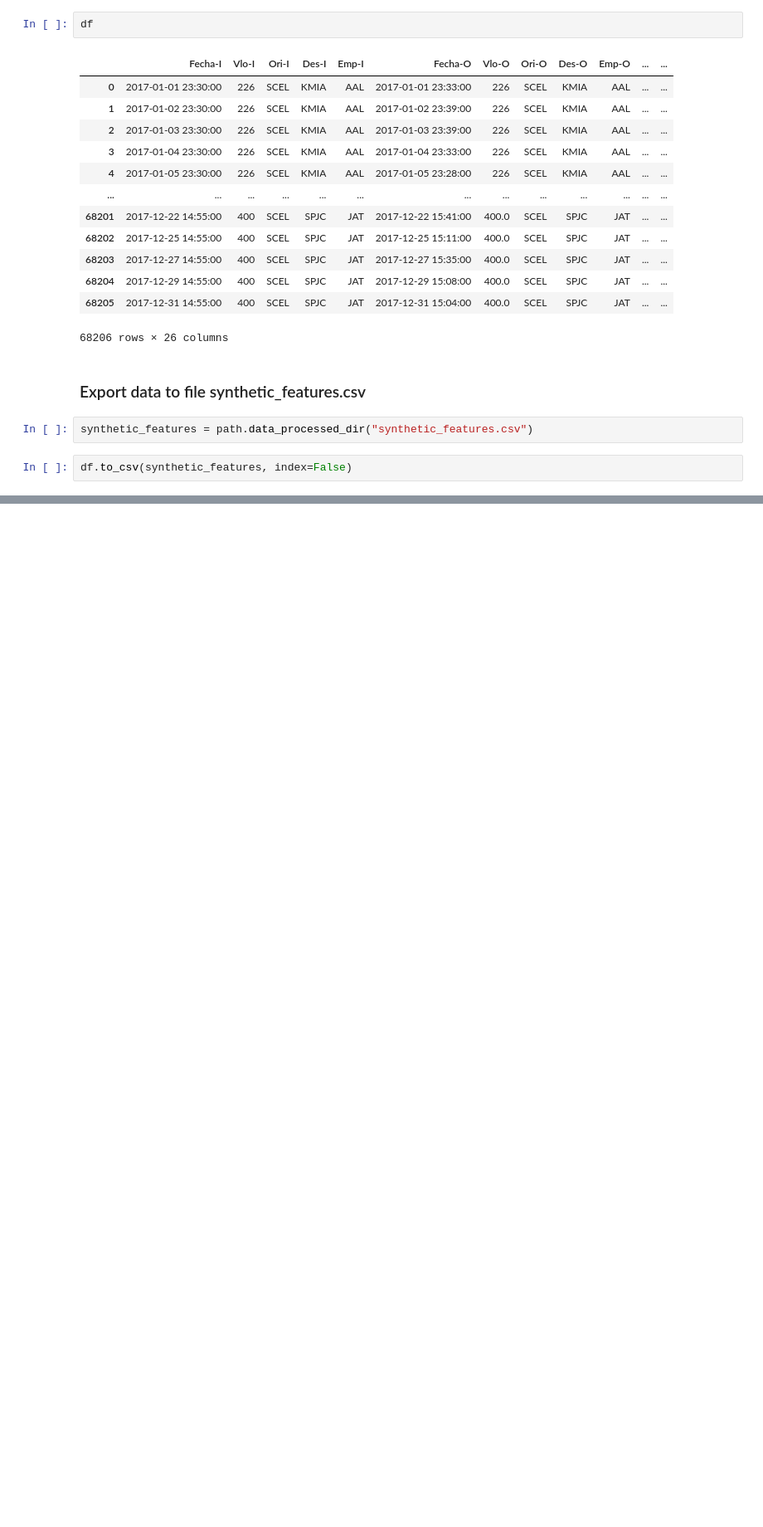
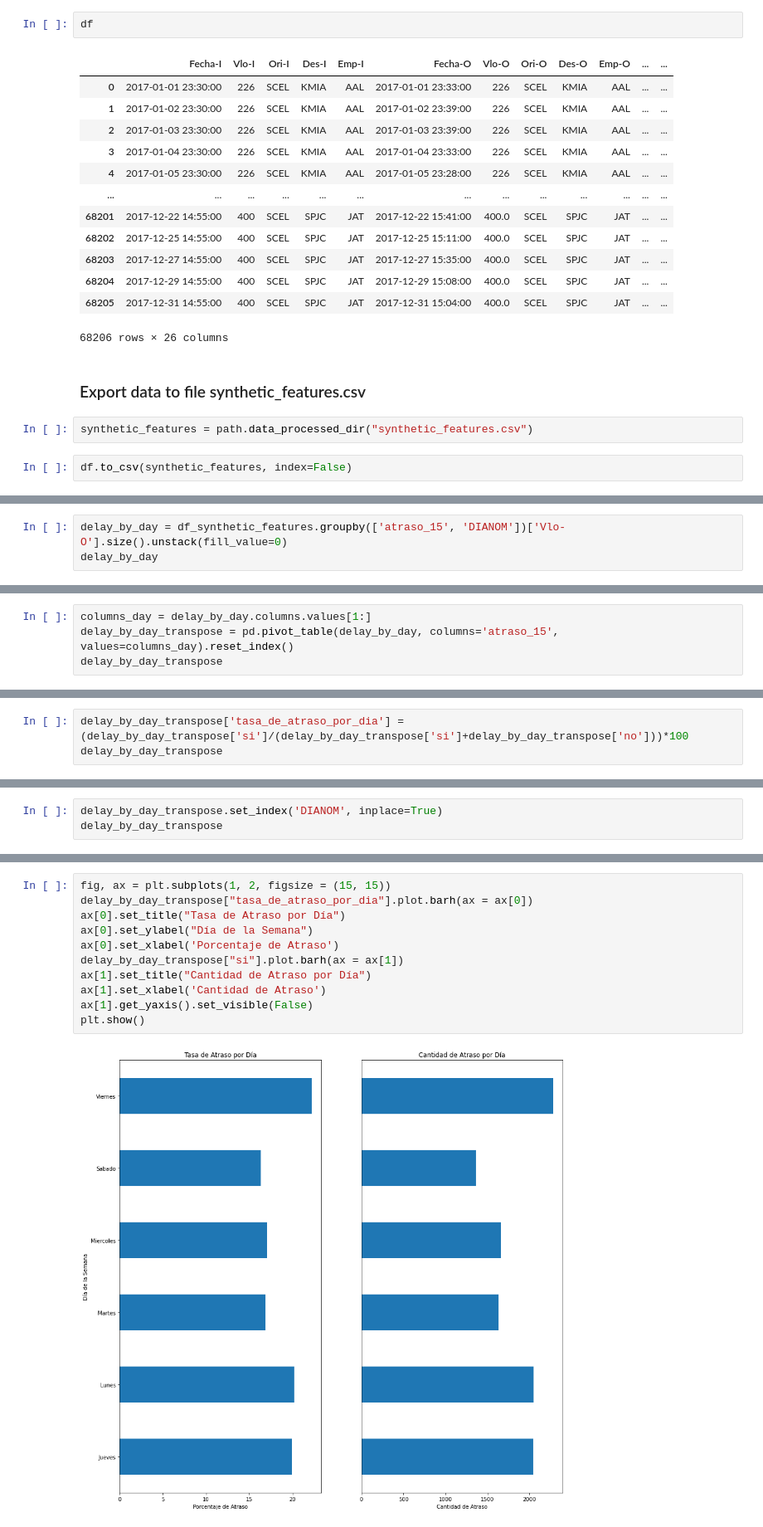
Before and after one commit to Giocrisrai/Data-Scientist-Challenge---LATAM-Airlines, a Jupyter notebook: notebooks/1.0-ggodoy-full.ipynb, the cells around one changed output, grey strips where cells are left out. Shown at 83% size. Drawn from its saved outputs; the diff is of its cells as text; blank space fills up the shorter version.

```diff
--- a/notebooks/1.0-ggodoy-full.ipynb
+++ b/notebooks/1.0-ggodoy-full.ipynb
@@ -459,0 +829,3 @@ df.to_csv(synthetic_features, index=False)
+# %%
+delay_by_day = df_synthetic_features.groupby(['atraso_15', 'DIANOM'])['Vlo-O'].size().unstack(fill_value=0)
+delay_by_day
@@ -459,0 +837,4 @@ df.to_csv(synthetic_features, index=False)
+# %%
+columns_day = delay_by_day.columns.values[1:]
+delay_by_day_transpose = pd.pivot_table(delay_by_day, columns='atraso_15', values=columns_day).reset_index()
+delay_by_day_transpose
@@ -459,0 +849,3 @@ df.to_csv(synthetic_features, index=False)
+# %%
+delay_by_day_transpose['tasa_de_atraso_por_dia'] = (delay_by_day_transpose['si']/(delay_by_day_transpose['si']+delay_by_day_transpose['no']))*100
+delay_by_day_transpose
@@ -459,0 +860,3 @@ df.to_csv(synthetic_features, index=False)
+# %%
+delay_by_day_transpose.set_index('DIANOM', inplace=True)
+delay_by_day_transpose
@@ -459,0 +872,13 @@ df.to_csv(synthetic_features, index=False)
+# %%
+fig, ax = plt.subplots(1, 2, figsize = (15, 15))
+delay_by_day_transpose["tasa_de_atraso_por_dia"].plot.barh(ax = ax[0])
+ax[0].set_title("Tasa de Atraso por Día")
+ax[0].set_ylabel("Día de la Semana")
+ax[0].set_xlabel('Porcentaje de Atraso')
+delay_by_day_transpose["si"].plot.barh(ax = ax[1])
+ax[1].set_title("Cantidad de Atraso por Día")
+ax[1].set_xlabel('Cantidad de Atraso')
+ax[1].get_yaxis().set_visible(False)
+plt.show()
+# %% [output]
+[figure, added]
```
Also changed, not shown: parts of 52 cells of this notebook, 1 other file.
